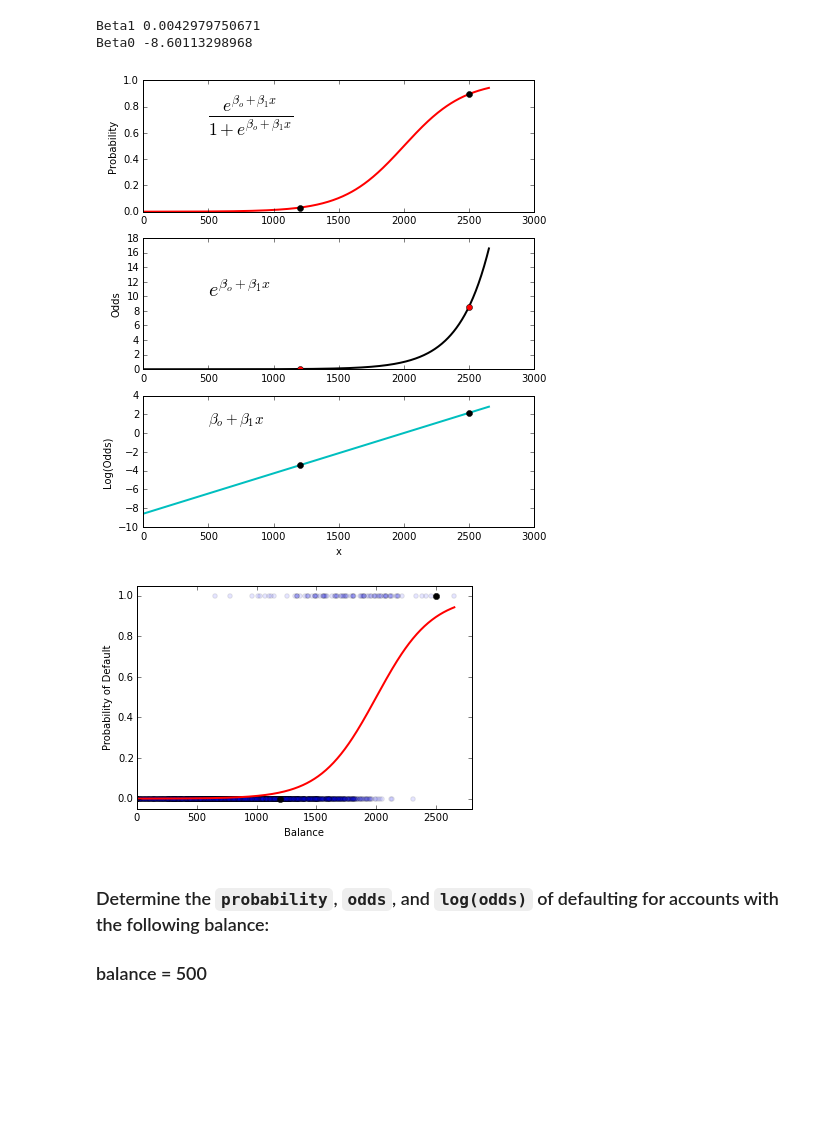
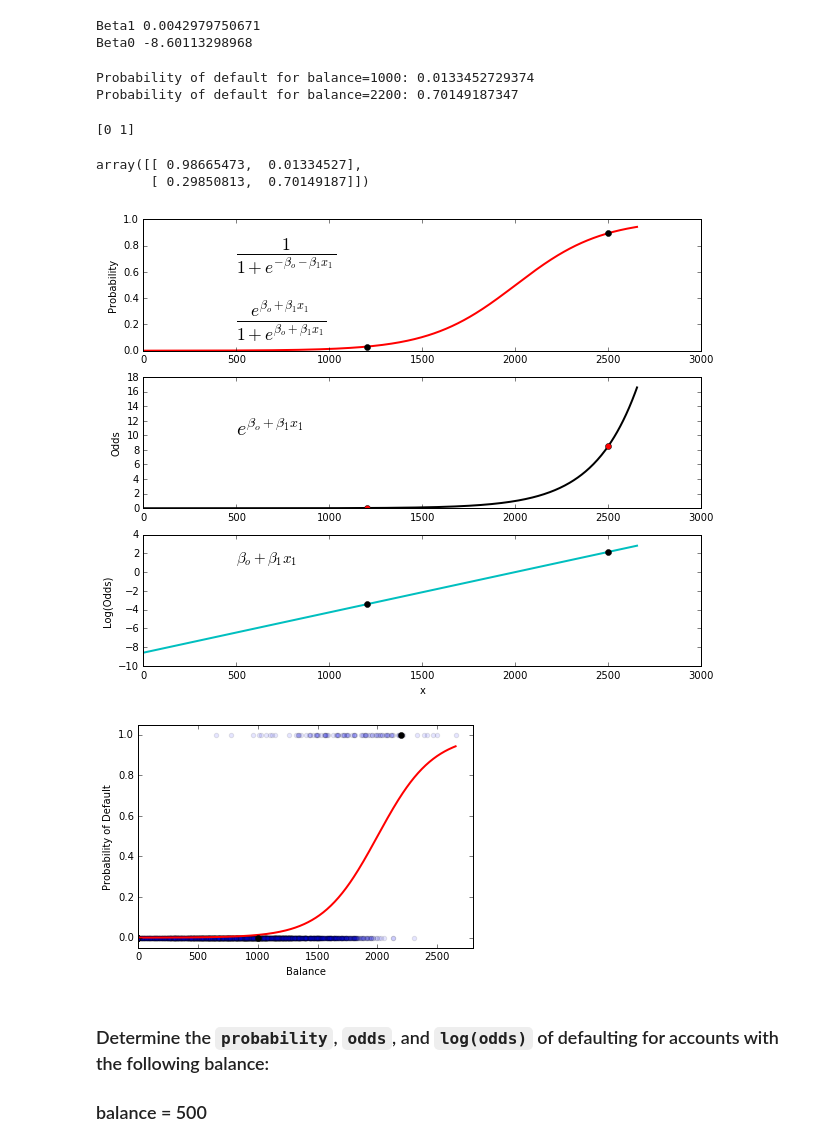
Before and after one commit to nicolairobles/DAT-NYC-37, a Jupyter notebook: lessons/lesson-11/LogisticRegression-LoanDefault.ipynb, the cells around one changed output. Drawn from its saved outputs; the diff is of its cells as text; code cells hidden in the pictures; blank space fills up the shorter version.

```diff
--- a/lessons/lesson-11/LogisticRegression-LoanDefault.ipynb
+++ b/lessons/lesson-11/LogisticRegression-LoanDefault.ipynb
@@ -53 +57,5 @@ d.describe()
+# %%
+# Convert everything to numeric before splitting (np.wher )
+if (d.dtypes['student'] != np.int):
+    d.student = np.where(d.student == 'Yes', 1, 0)
 # %%
@@ -124,13 +139,45 @@ print "Beta0", B0
 # %% [output]
 Beta1 0.0042979750671
 Beta0 -8.60113298968
+# %%
+# TODO:
+
+# What is the probability of default for a balance of 1000, 2200 dollars?
+#  (No sklearn)
+
+##
+# Sigmoid function:
+# p = 1 / (1 + e^-x)
+def sigmoid(x):
+    return 1.0 / (1 + np.exp(-x))
+
+p_1000 = sigmoid(B0 + B1 * 1000)
+p_2200 = sigmoid(B0 + B1 * 2200)
+
+print "Probability of default for balance=%s: %s" % (1000, p_1000)
+print "Probability of default for balance=%s: %s" % (2200, p_2200)
+# %% [output]
+Probability of default for balance=1000: 0.0133452729374
+Probability of default for balance=2200: 0.70149187347
+# %%
+is_likely_to_default = balance.predict(pd.DataFrame({'balance': [1000.0, 2200.0]}))
+
+probabilities = balance.predict_proba(pd.DataFrame({'balance': [1000.0, 2200.0]}))
+
+print is_likely_to_default
+probabilities
+# %% [output]
+[0 1]
+array([[ 0.98665473,  0.01334527],
+       [ 0.29850813,  0.70149187]])
 # %%
 # Beta is significant!
+
 # 2 - Predict the probability of default for someone with a balance of $1.2k and $2.5k
-prob = balance.predict(pd.DataFrame({'balance': [1200, 2500]}))
+prob = balance.predict(pd.DataFrame({'balance': [1000, 2200]}))
 
 # What does beta mean? Let's create some plots to find out!
-x = np.linspace(test.balance.min(), test.balance.max(),500)
+x = np.linspace(test.balance.min(), test.balance.max(), 500)
 beta = [B0,B1]
 
 y = np.exp(beta[0] + beta[1]*x) / (1 + np.exp(beta[0] + beta[1]*x))
@@ -138,59 +185,60 @@ odds = np.exp(beta[0] + beta[1]*x)
 log_odds = beta[0] + beta[1]*x
 
 # Plot the probability
-plt.figure(figsize=(7, 8))
+plt.figure(figsize=(10, 8))
 plt.subplot(311)
 plt.plot(x, y, 'r', linewidth=2)
 plt.ylabel('Probability')
-plt.text(500, 0.7, r'$\frac{e^{\beta_o + \beta_1x}}{1+e^{\beta_o + \beta_1x}}$', fontsize=25)
+plt.text(500, 0.7, r'$\frac{1}{1+e^{-\beta_o - \beta_1x_1}}$', fontsize=25)
+plt.text(500, 0.2, r'$\frac{e^{\beta_o + \beta_1x_1}}{1+e^{\beta_o + \beta_1x_1}}$', fontsize=25)
 
 # plot the odds
 plt.subplot(312)
 plt.plot(x, odds, 'k', linewidth=2)
 plt.ylabel('Odds')
-plt.text(500, 10, r'$e^{\beta_o + \beta_1x}$', fontsize=20)
+plt.text(500, 10, r'$e^{\beta_o + \beta_1x_1}$', fontsize=20)
 
 # Plot the log odds
 plt.subplot(313)
 plt.plot(x, log_odds, 'c', linewidth=2)
 plt.ylabel('Log(Odds)')
 plt.xlabel('x')
-plt.text(500, 1, r'$\beta_o + \beta_1x$', fontsize=15)
+plt.text(500, 1, r'$\beta_o + \beta_1x_1$', fontsize=15)
 
 '''
 From Page 133 in "Introduction to Statistical Learning"
 increasing X by one unit changes the log odds by Beta1, or equivalently
 it multiplies the odds by e^Beta1 . However,because the relationship between
 p(X) and X in is not a straight line, Beta1 does not correspond to the change
 in p(X) associated with a one-unit increase in X. The amount that
 p(X) changes due to a one-unit change in X will depend on the current
 value of X.
 
 Example: In our example, Beta1 = 0.0042979750671040349 ~= 0.0043
 
 Log-odds:
 If you increase x by 1, you increase the log-odds by 0.0043.
 If you increase x by 800, you increase the log-odds by 0.0043*800 = 3.44
 
 If you increase x by 1, you multiply the odds by e^0.0043.
 If you increase x by 800, you mutliply the odds by e^(0.0043*800) = 31.187, not 800 * e^(0.0043)
 '''
 
 # Now let's try plotting some points
+plt.subplot(313)
+log_odds_pts = beta[0] + beta[1]*pts
+plt.plot(pts, log_odds_pts , 'ko');
+
 plt.subplot(311)
 pts = np.array([1200, 2500])
 ypts = np.exp(beta[0] + beta[1]*pts) / (1 + np.exp(beta[0] + beta[1]*pts))
 plt.plot(pts, ypts, 'ko')
 
 plt.subplot(312)
 odds_pts = np.exp(beta[0] + beta[1]*pts)
-plt.plot(pts, odds_pts, 'ro')
-
-plt.subplot(313)
-log_odds_pts = beta[0] + beta[1]*pts
-plt.plot(pts, log_odds_pts , 'ko');
+plt.plot(pts, odds_pts, 'ro');
 # %% [output]
-[figure, old version]
+[figure, new version]
 # %%
 # 3 - Plot the fitted logistic function overtop of the data points
 plt.figure()
@@ -199,9 +247,9 @@ plt.plot(x, y, 'r', linewidth=2)
 plt.xlabel("Balance")
 plt.ylabel("Probability of Default")
 plt.ylim([-0.05,1.05]); plt.xlim([0, 2800])
-plt.plot([1200, 2500], prob, 'ko');
+plt.plot([1000, 2200], prob, 'ko');
 # %% [output]
-[figure, old version]
+[figure, new version]
 # %% [markdown]
 ### Determine the `probability`, `odds`, and `log(odds)` of defaulting for accounts with the following balance:
 
```
Also changed, not shown: parts of 8 cells of this notebook, 21 other files.
